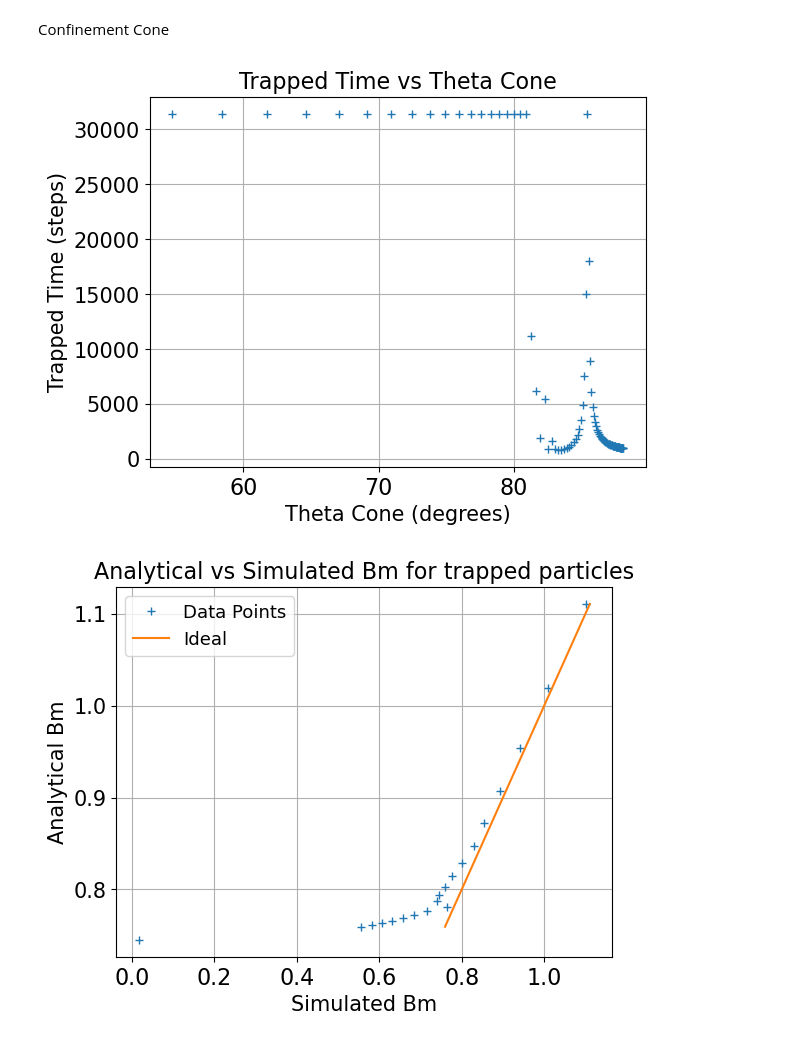
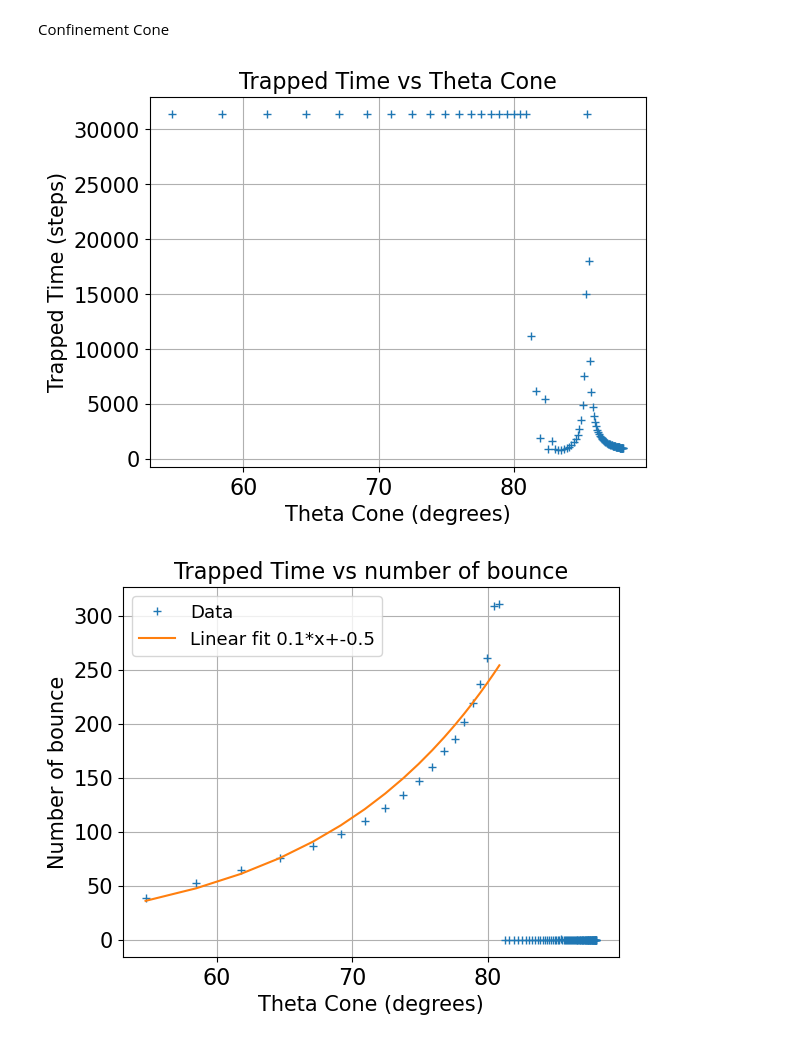
Before and after one commit to Sworzzy/PIC-PPF, a Jupyter notebook: main.ipynb, the cells around one changed output. Saved outputs shown, nothing was run; the diff lists cells and outputs as text; code cells hidden in the pictures.

```diff
--- a/main.ipynb
+++ b/main.ipynb
@@ -918,12 +918,15 @@ t_trapped_list=np.array(t_trapped_list)
 Bm_list=np.zeros((xs_num_list.shape[0]))
 index_freed=[]
 index_trapped=[]
+bounces_number=np.zeros((xs_num_list.shape[0]))
 for i in range(xs_num_list.shape[0]):
     if np.any(np.abs(xs_num_list[i,-1,:])<3):
         index_trapped.append(i)
         indexes_bound=np.where(vs_num_list[i,:-1,1]*vs_num_list[i,1:,1]<0)[0]
+        bounces_number[i]=len(indexes_bound)
         if len(indexes_bound)==0:
             Bm_list[i]=np.nan
+
         else:
             B=BH(xs_num_list[i,indexes_bound[0],:], times[indexes_bound[0]])
             Bm_list[i]=np.linalg.norm(B)
@@ -952,6 +955,7 @@ for i in range(xs_num_list.shape[0]):
 
 
 
+
 # for i in range(Nv):
 #     print(Bm_ana[i],Bm_list[i],theta_cone[i]*180/np.pi)
 #     plot_trajectory_mirror(xs_num_list[i],times)
@@ -969,35 +973,51 @@ plt.ylabel("Trapped Time (steps)")
 plt.title("Trapped Time vs Theta Cone")
 plt.grid()
 # plt.xlim(None,20)
+
+#bounce number
+trapped_part_indexes=np.where(bounces_number>3)[0]
+trapped_bounces_number=bounces_number[trapped_part_indexes]
+coefs=np.polyfit(theta_cone[trapped_part_indexes]*180/np.pi,np.log(trapped_bounces_number),1)
+
+plt.figure()
+plt.plot(theta_cone*180/np.pi,bounces_number,"+",label="Data")
+plt.plot(theta_cone[trapped_part_indexes]*180/np.pi,np.exp(coefs[0]*theta_cone[trapped_part_indexes]*180/np.pi+coefs[1]),"-",label=f"Linear fit of log {coefs[0]:.1f}*x+{coefs[1]:.1f}")
+plt.xlabel("Theta Cone (degrees)")
+plt.ylabel("Number of bounce")
+plt.title("Trapped Time vs number of bounce")
+plt.grid()
+# plt.yscale('log')
+plt.legend()
+
 
 plt.figure()
 plt.plot(Bm_list,Bm_ana,"+",label='Data Points')
 plt.plot(Bm_ana,Bm_ana,"-",label='Ideal')
 plt.ylabel("Analytical Bm")
 plt.xlabel("Simulated Bm")
 plt.title("Analytical vs Simulated Bm for trapped particles")
 plt.grid()
 plt.legend()
 
 plt.figure()
 plt.plot(theta_cone_simu*180/np.pi,theta_cone*180/np.pi,"+",label='Data Points')
 plt.plot(theta_cone_simu*180/np.pi,theta_cone_simu*180/np.pi,"-",label='Ideal')
 plt.ylabel("Analytical theta Cone (degrees)")
 plt.xlabel("Simulated theta cone (degrees)")
 plt.title("Analytical vs Simulated theta cone for trapped particles")
 plt.grid()
 plt.legend()
 
 plt.figure()
 plt.plot(theta_cone*180/np.pi,J_mean,"+")
 plt.xlabel("Theta cone (degrees)")
 plt.ylabel("J")
 plt.title('Mean second adiabatic invariant per particle')
 plt.grid()
 plt.legend()
 
 
 plt.show()
 # %% [output]
 [figure]
-[figure, old version]
+[figure, new version]
```
Also changed, not shown: parts of 1 cell of this notebook.
